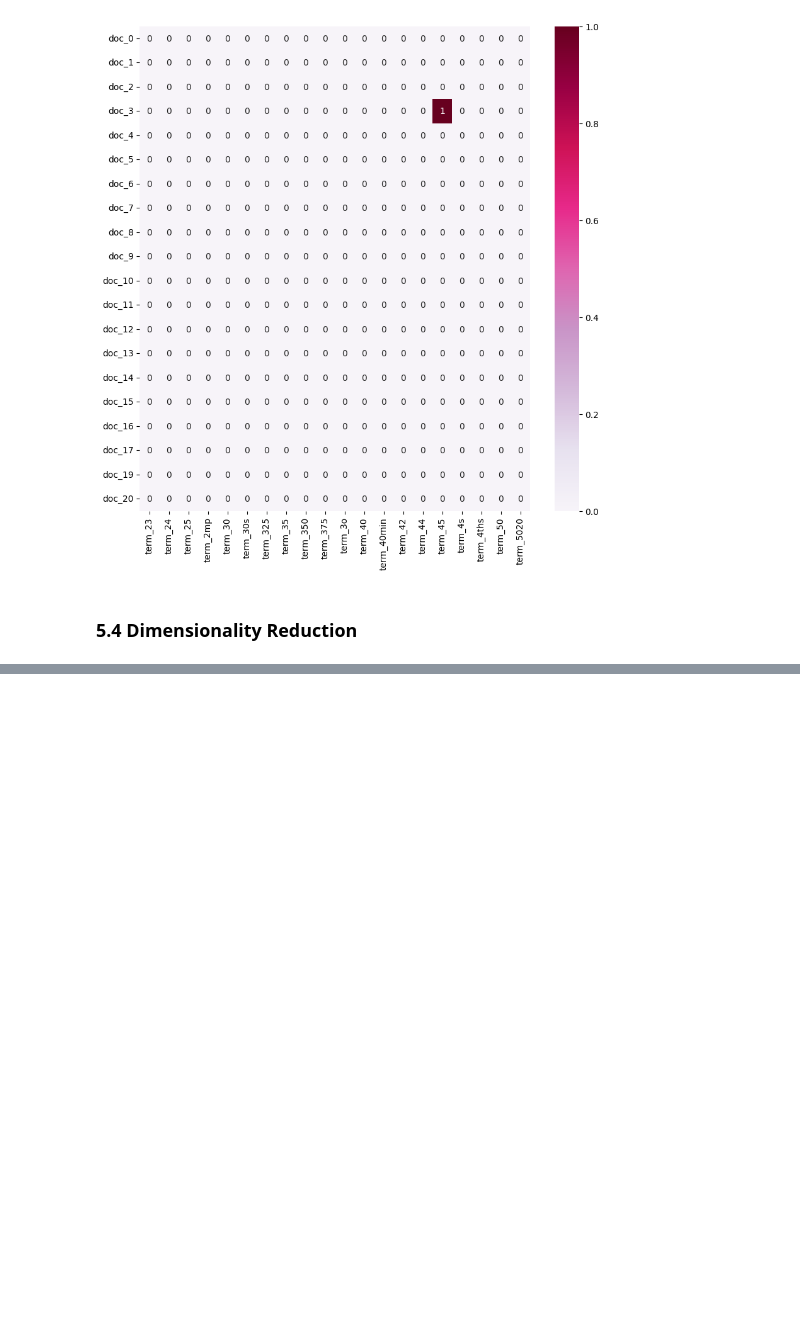
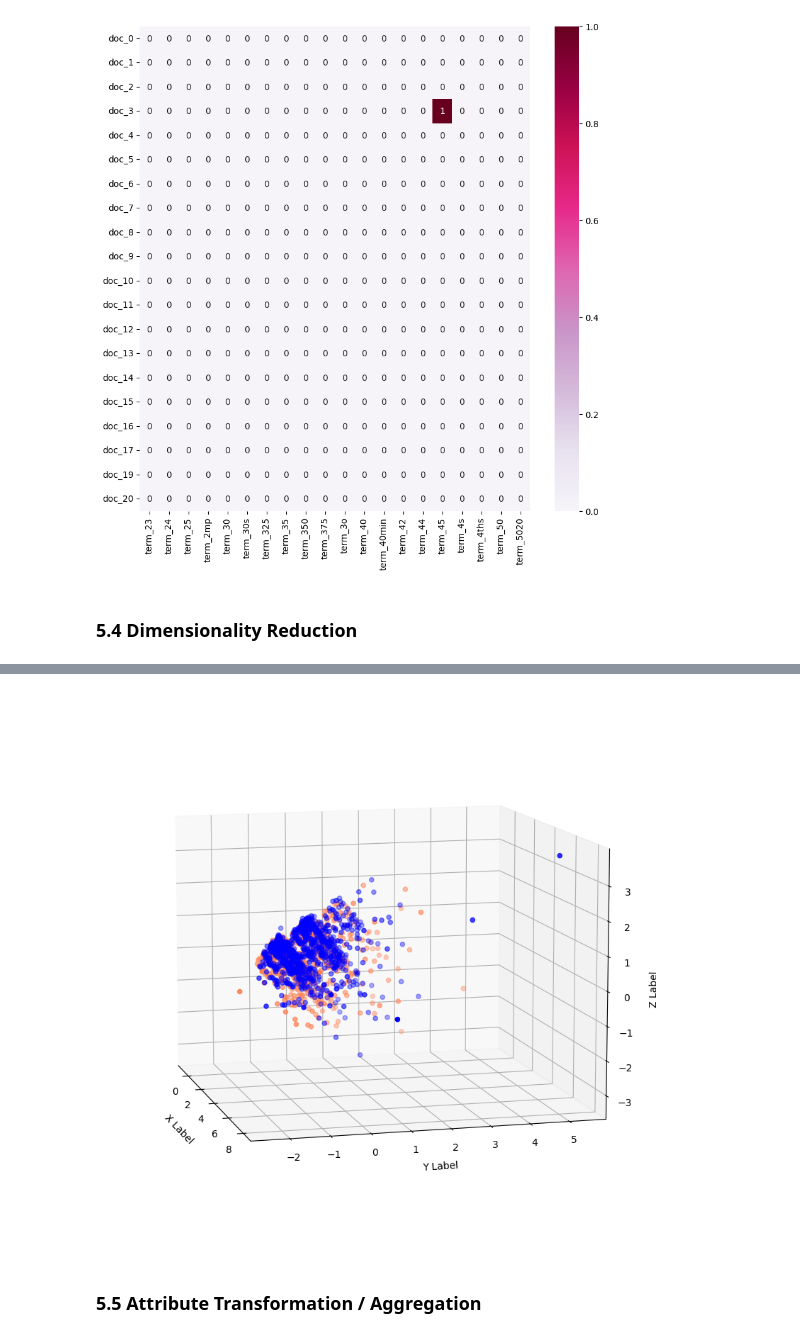
Before and after one commit to Judy-Hsieh/DM2022-Lab1-Homework, a Jupyter notebook: DM2022-Lab1-Homework.ipynb, the cells around one changed output, grey strips where cells are left out. Cells and saved outputs as stored; diff of their text form; code cells hidden in the pictures; blank space fills up the shorter version.

```diff
--- a/DM2022-Lab1-Homework.ipynb
+++ b/DM2022-Lab1-Homework.ipynb
@@ -692,0 +724,33 @@ from sklearn.decomposition import PCA
+# %%
+# 降 3 維
+df_reduced_3 = PCA(n_components = 3).fit_transform(df_counts.toarray())
+# category colors
+col = ['coral', 'blue']
+fig = plt.figure(figsize = (25,10))
+ax = fig.add_subplot(projection='3d')
+
+for c, score in zip(col, scores):
+    # first component
+    xs = df_reduced_3[df['score'] == score].T[0]
+    # second component
+    ys = df_reduced_3[df['score'] == score].T[1]
+    # third component
+    zs = df_reduced_3[df['score'] == score].T[2]
+
+    ax.scatter(xs, ys, zs, c = c, marker='o')
+
+# 3D 圖片(從0度開始)每旋轉 15 度，儲存一張照片起來
+for ii in range(0,360,15):
+    ax.view_init(elev=10., azim=ii)
+    plt.savefig("scatterPic/result%d.png" % ii)
+
+ax.grid(color='gray', linestyle=':', linewidth=2, alpha=0.2)
+ax.set_xlabel('\nX Label')
+ax.set_ylabel('\nY Label')
+ax.set_zlabel('\nZ Label')
+
+plt.show()
+# %% [output]
+[figure, added]
+# %% [markdown]
+### 5.5 Attribute Transformation / Aggregation
```
Also changed, not shown: parts of 9 cells of this notebook, 25 other files.
